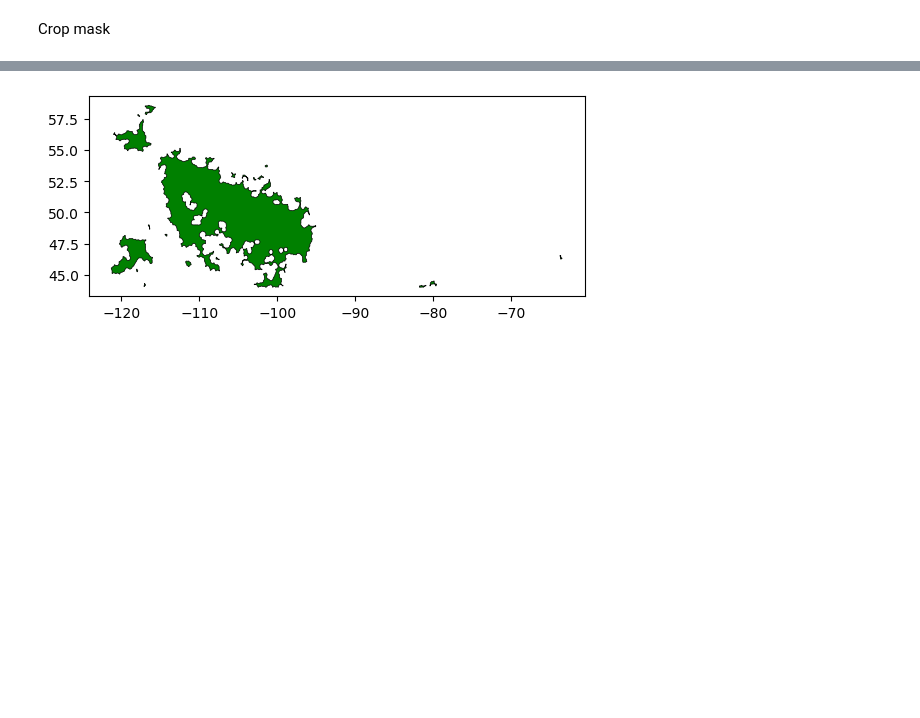
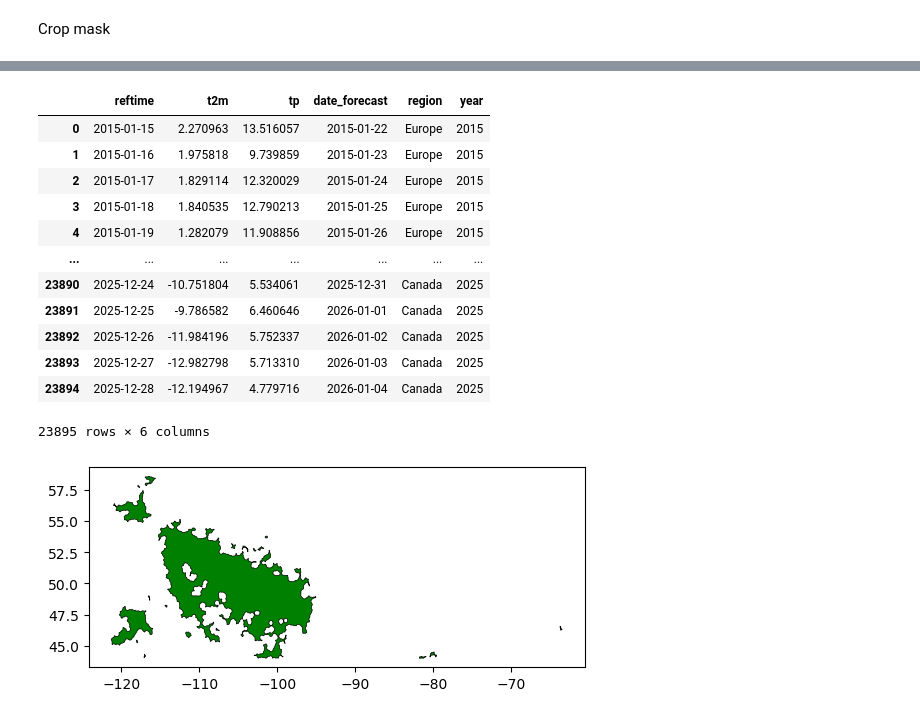
Before and after one commit to aleexv6/WheatPriceModel, a Jupyter notebook: flatv2/notebook/weather/weather.ipynb, the cells around one changed output, grey strips where cells are left out. Saved outputs shown, nothing was run; the diff lists cells and outputs as text; code cells hidden in the pictures; blank space fills up the shorter version.

```diff
--- a/flatv2/notebook/data/weather.ipynb
+++ b/flatv2/notebook/weather/weather.ipynb
@@ -482,3 +489,19 @@ df = process_all_data(regions, years, masks)
+# %%
+df
+# %% [output]
+|  | reftime | t2m | tp | date_forecast | region | year |
+| 0 | 2015-01-15 | 2.270963 | 13.516057 | 2015-01-22 | Europe | 2015 |
+| 1 | 2015-01-16 | 1.975818 | 9.739859 | 2015-01-23 | Europe | 2015 |
+| 2 | 2015-01-17 | 1.829114 | 12.320029 | 2015-01-24 | Europe | 2015 |
+| 3 | 2015-01-18 | 1.840535 | 12.790213 | 2015-01-25 | Europe | 2015 |
+| 4 | 2015-01-19 | 1.282079 | 11.908856 | 2015-01-26 | Europe | 2015 |
+| ... | ... | ... | ... | ... | ... | ... |
+| 23890 | 2025-12-24 | -10.751804 | 5.534061 | 2025-12-31 | Canada | 2025 |
+| 23891 | 2025-12-25 | -9.786582 | 6.460646 | 2026-01-01 | Canada | 2025 |
+| 23892 | 2025-12-26 | -11.984196 | 5.752337 | 2026-01-02 | Canada | 2025 |
+| 23893 | 2025-12-27 | -12.982798 | 5.713310 | 2026-01-03 | Canada | 2025 |
+| 23894 | 2025-12-28 | -12.194967 | 4.779716 | 2026-01-04 | Canada | 2025 |
+23895 rows × 6 columns
 # %%
 import matplotlib.pyplot as plt
 
```
Also changed, not shown: parts of 1 cell of this notebook, 2 other files.
